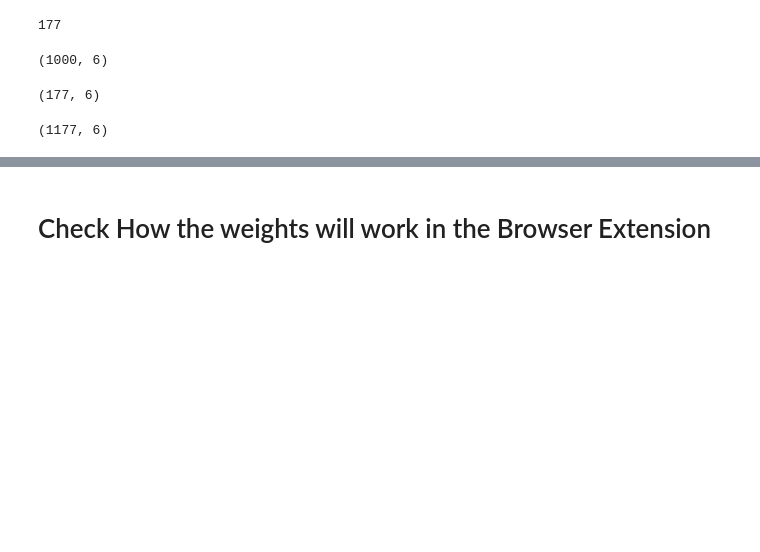
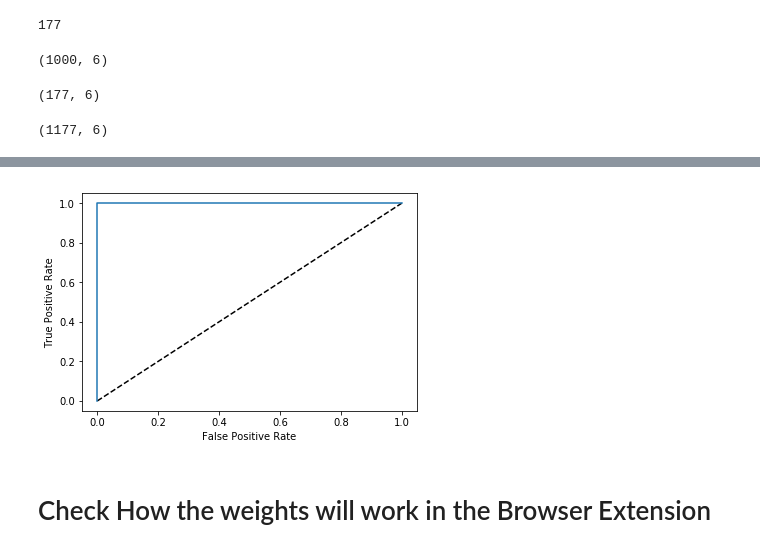
Before and after one commit to mike-swart/AdIntuition, a Jupyter notebook: data/classify.ipynb, the cells around one changed output, grey strips where cells are left out. Saved outputs shown, nothing was run; the diff lists cells and outputs as text; code cells hidden in the pictures; blank space fills up the shorter version.

```diff
--- a/data/classify.ipynb
+++ b/data/classify.ipynb
@@ -141,2 +171,12 @@ _______________________________________________________________
+# %%
+predicted_probabilites = clf.predict_proba(testVec)[:,1]
+fpr, tpr, thresholds = metrics.roc_curve(y_test, predicted_probabilites)
+plt.plot([0, 0.5, 1], [0, 0.5, 1], 'k--')
+plt.plot(fpr, tpr, label='Logistic Regression')
+plt.xlabel('False Positive Rate')
+plt.ylabel('True Positive Rate')
+plt.show()
+# %% [output]
+[figure, added]
 # %% [markdown]
 # Check How the weights will work in the Browser Extension
```
Also changed, not shown: parts of 10 cells of this notebook.
